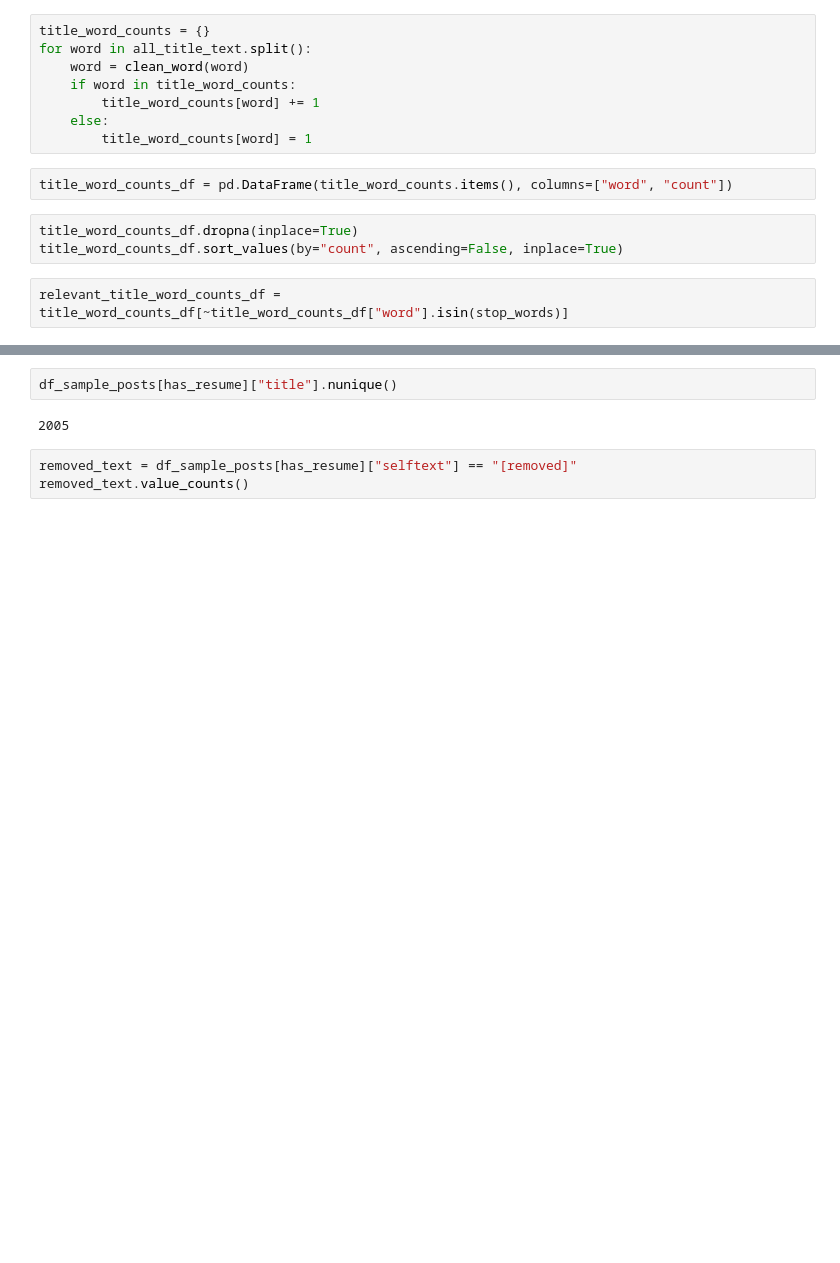
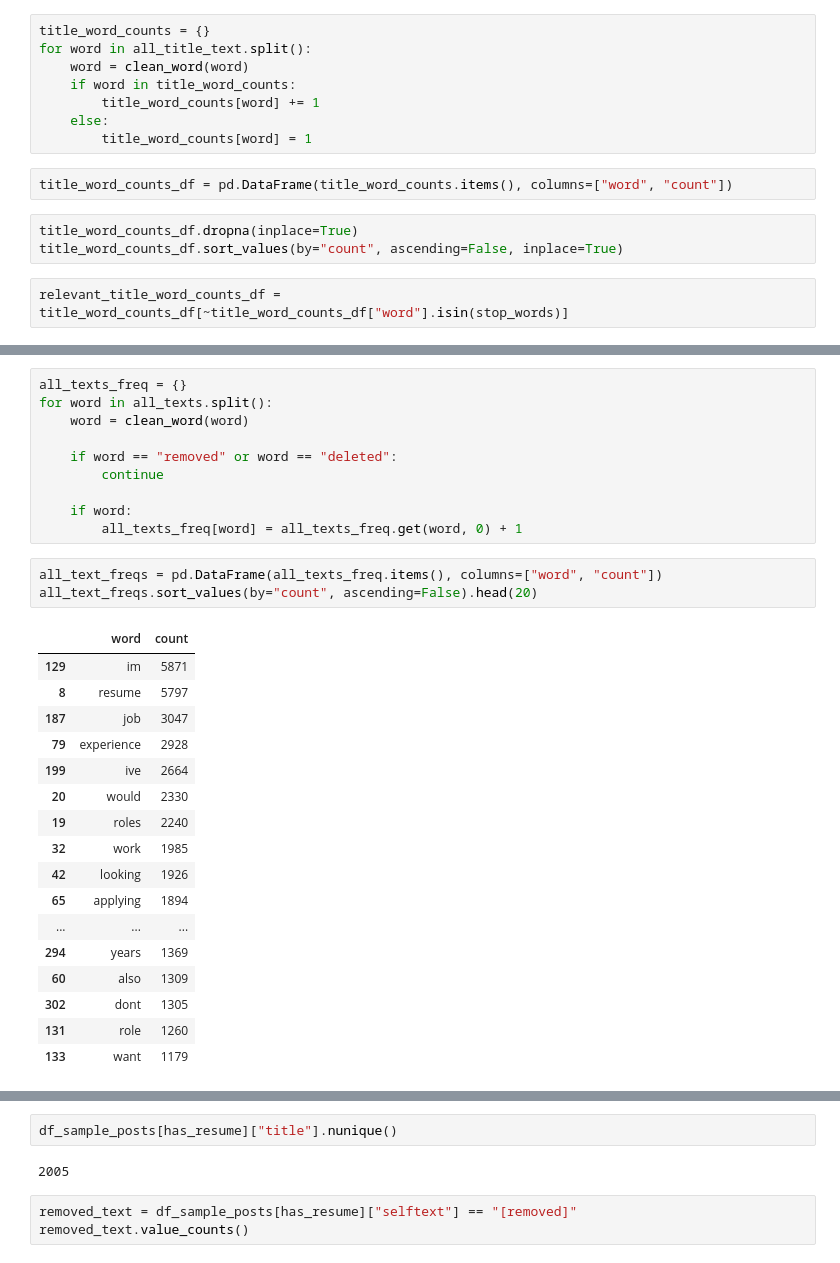
Before and after one commit to saakethk/deepsift, a Jupyter notebook: explore_relevant_posts.ipynb, the cells around one changed output, grey strips where cells are left out. Cells and saved outputs as stored; diff of their text form; blank space fills up the shorter version.

```diff
--- a/explore_relevant_posts.ipynb
+++ b/explore_relevant_posts.ipynb
@@ -83,0 +96,31 @@ relevant_title_word_counts_df
+# %%
+all_texts_freq = {}
+for word in all_texts.split():
+    word = clean_word(word)
+
+    if word == "removed" or word == "deleted":
+        continue
+
+    if word:
+        all_texts_freq[word] = all_texts_freq.get(word, 0) + 1
+# %%
+all_text_freqs = pd.DataFrame(all_texts_freq.items(), columns=["word", "count"])
+all_text_freqs.sort_values(by="count", ascending=False).head(20)
+# %% [output]
+|  | word | count |
+| 129 | im | 5871 |
+| 8 | resume | 5797 |
+| 187 | job | 3047 |
+| 79 | experience | 2928 |
+| 199 | ive | 2664 |
+| 20 | would | 2330 |
+| 19 | roles | 2240 |
+| 32 | work | 1985 |
+| 42 | looking | 1926 |
+| 65 | applying | 1894 |
+| ... | ... | ... |
+| 294 | years | 1369 |
+| 60 | also | 1309 |
+| 302 | dont | 1305 |
+| 131 | role | 1260 |
+| 133 | want | 1179 |
```
Also changed, not shown: parts of 7 cells of this notebook.
